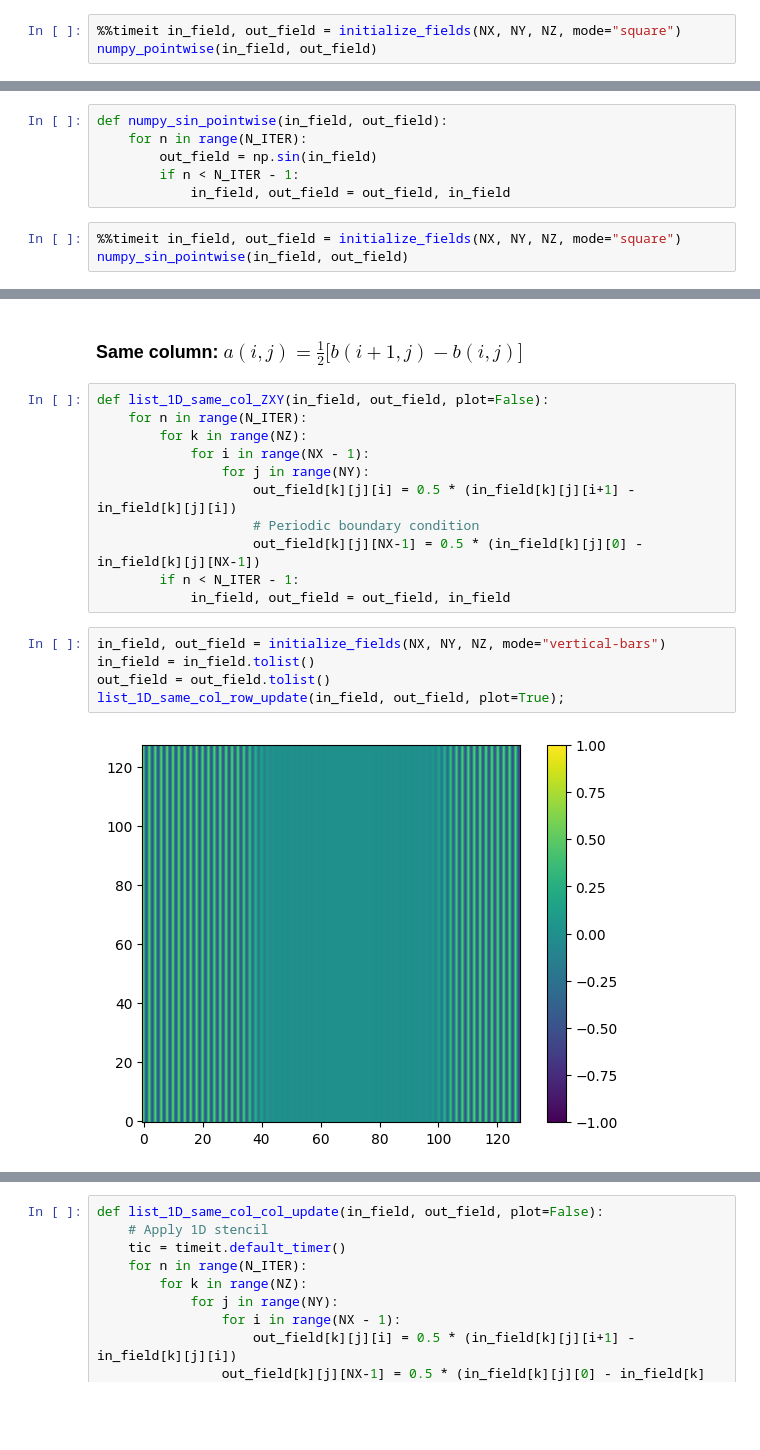
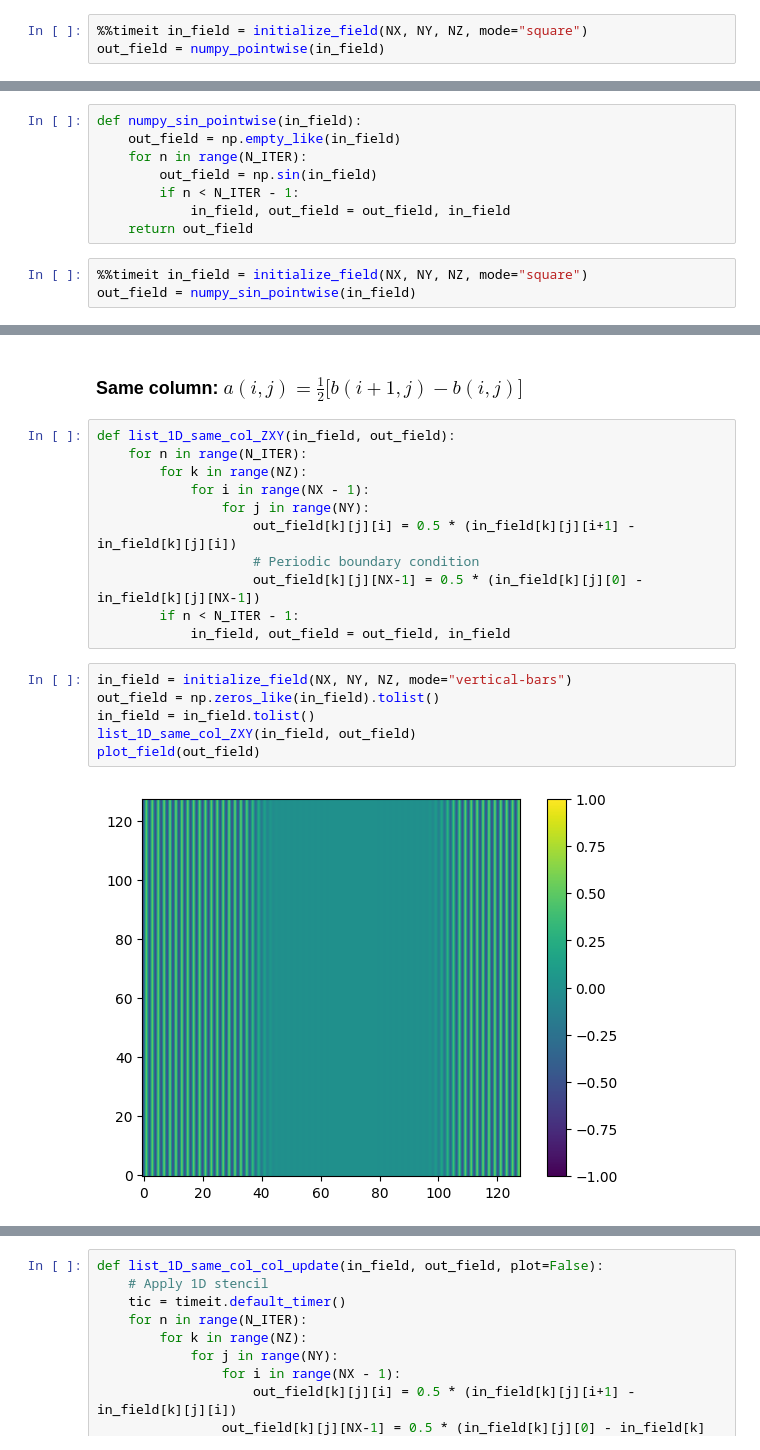
Before and after one commit to ofuhrer/HPC4WC, a Jupyter notebook: projects/2023/project12_highlevel_programming/1_lists_numpy.ipynb, the cells around one changed output, grey strips where cells are left out. Drawn from its saved outputs; the diff is of its cells as text; blank space fills up the shorter version.

Commit message:
Adapt 1_lists_numpy (ongoing)

```diff
--- a/projects/2023/project12_highlevel_programming/1_lists_numpy.ipynb
+++ b/projects/2023/project12_highlevel_programming/1_lists_numpy.ipynb
@@ -345,4 +377,4 @@ def numpy_pointwise(in_field, out_field):
 # %%
-%%timeit in_field, out_field = initialize_fields(NX, NY, NZ, mode="square")
-numpy_pointwise(in_field, out_field)
+%%timeit in_field = initialize_field(NX, NY, NZ, mode="square")
+out_field = numpy_pointwise(in_field)
 # %% [output]
@@ -350,10 +382,12 @@ numpy_pointwise(in_field, out_field)
 # %%
-def numpy_sin_pointwise(in_field, out_field):
+def numpy_sin_pointwise(in_field):
+    out_field = np.empty_like(in_field)
     for n in range(N_ITER):
         out_field = np.sin(in_field)
         if n < N_ITER - 1:
             in_field, out_field = out_field, in_field
+    return out_field
 # %%
-%%timeit in_field, out_field = initialize_fields(NX, NY, NZ, mode="square")
-numpy_sin_pointwise(in_field, out_field)
+%%timeit in_field = initialize_field(NX, NY, NZ, mode="square")
+out_field = numpy_sin_pointwise(in_field)
 # %% [output]
@@ -379,7 +413,7 @@ The factor 1/2 is to avoid getting huge numbers when `N_ITER` is large with the
 # %% [markdown]
 ###  Same column: $a(i,j) = \frac{1}{2} \Big[b(i+1,j) - b(i,j)\Big]$
 # %%
-def list_1D_same_col_ZXY(in_field, out_field, plot=False):
+def list_1D_same_col_ZXY(in_field, out_field):
     for n in range(N_ITER):
         for k in range(NZ):
             for i in range(NX - 1):
@@ -390,10 +424,11 @@ def list_1D_same_col_ZXY(in_field, out_field, plot=False):
         if n < N_ITER - 1:
             in_field, out_field = out_field, in_field
 # %%
-in_field, out_field = initialize_fields(NX, NY, NZ, mode="vertical-bars")
+in_field = initialize_field(NX, NY, NZ, mode="vertical-bars")
+out_field = np.zeros_like(in_field).tolist()
 in_field = in_field.tolist()
-out_field = out_field.tolist()
-list_1D_same_col_row_update(in_field, out_field, plot=True);
+list_1D_same_col_ZXY(in_field, out_field)
+plot_field(out_field)
 # %% [output]
-[figure, old version]
+[figure, new version]
 # %%
```
Also changed, not shown: parts of 31 cells of this notebook.
